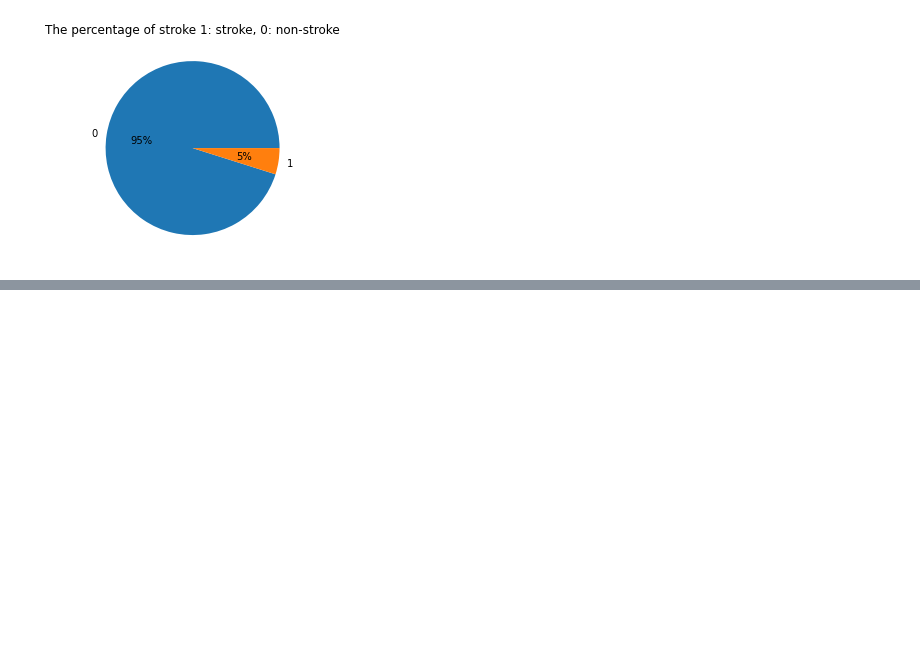
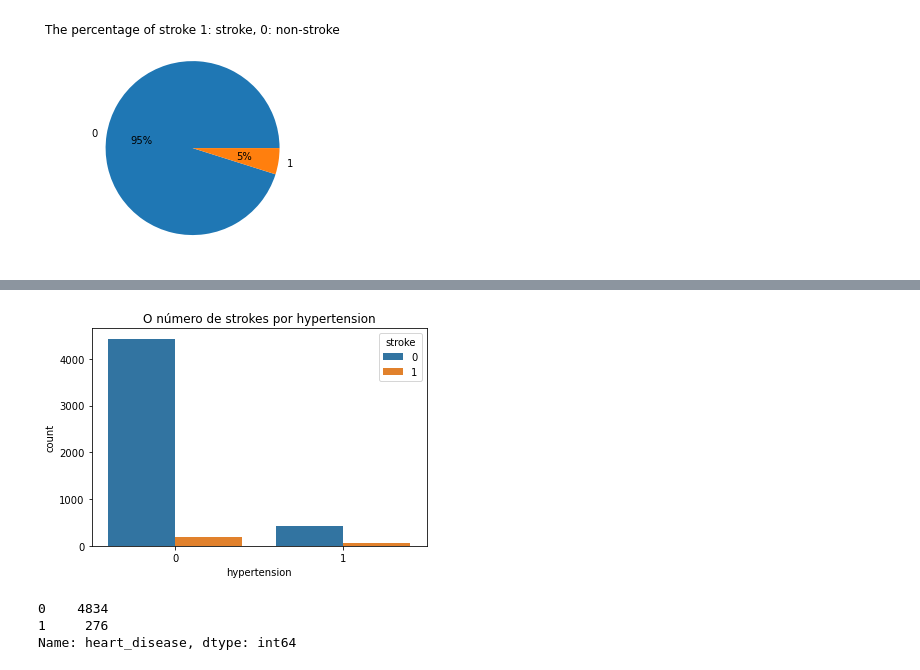
Before and after one commit to OriamDev/Projeto_ML, a Jupyter notebook: ML_M1.ipynb, the cells around one changed output, grey strips where cells are left out. Cells and saved outputs as stored; diff of their text form; code cells hidden in the pictures; blank space fills up the shorter version.

```diff
--- a/ML_M1.ipynb
+++ b/ML_M1.ipynb
@@ -114,0 +197,12 @@ for i in dataset.columns[:-1]:  # exclude stroke column
+# %%
+sns.countplot(data = df, x = 'hypertension', hue = 'stroke')
+plt.title('O número de strokes por hypertension')
+plt.show()
+# %% [output]
+[figure, added]
+# %%
+df['heart_disease'].value_counts()
+# %% [output]
+0    4834
+1     276
+Name: heart_disease, dtype: int64
```
Also changed, not shown: parts of 47 cells of this notebook.
